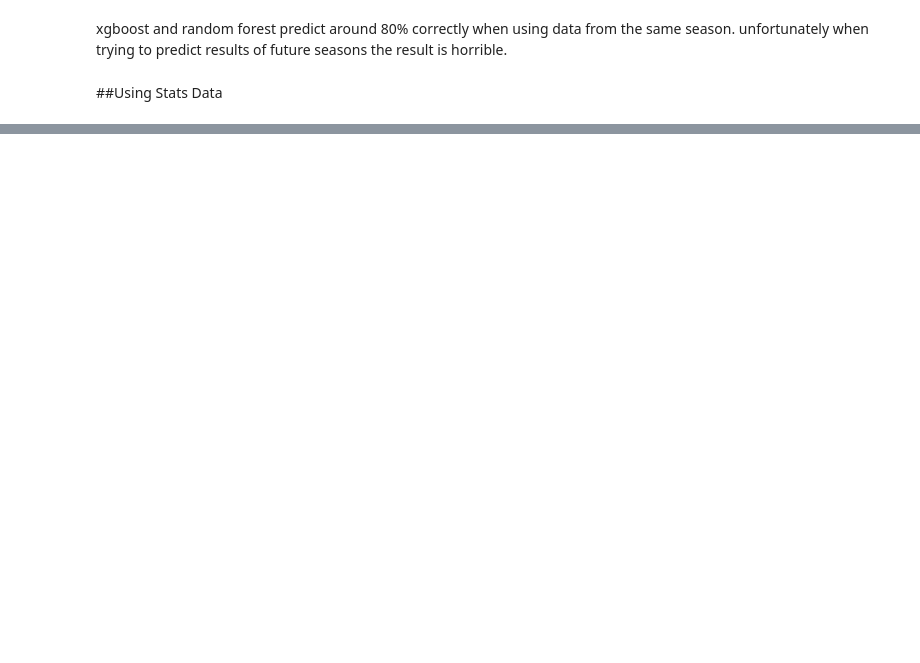
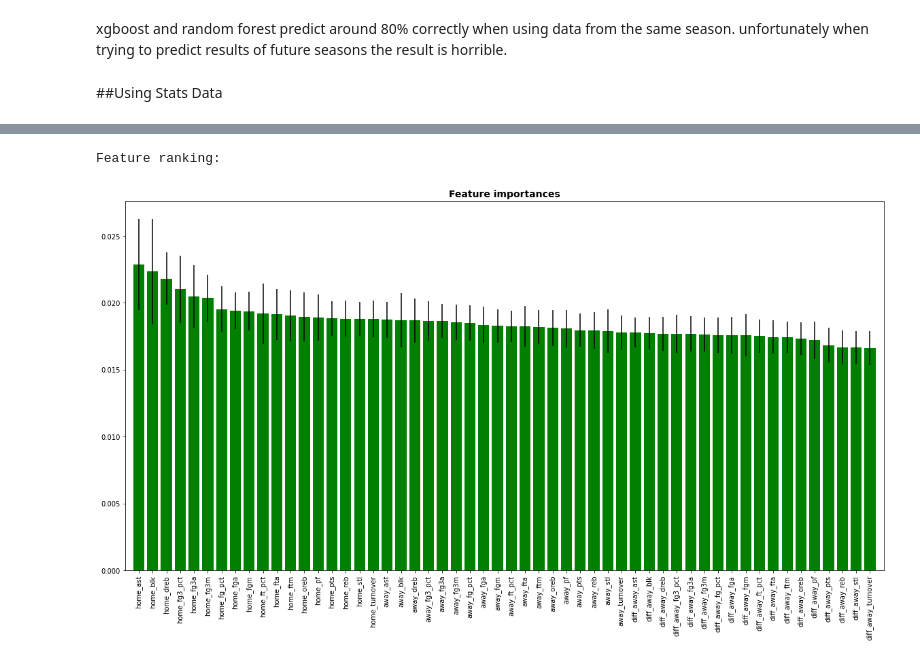
Before and after one commit to Chandramani05/NBA-Games-Data-Analysis-and-Match-Prediction, a Jupyter notebook: NBA_Machine_learning_Modeling.ipynb, the cells around one changed output, grey strips where cells are left out. Drawn from its saved outputs; the diff is of its cells as text; code cells hidden in the pictures; blank space fills up the shorter version.

```diff
--- a/NBA_Machine_learning_Modeling.ipynb
+++ b/NBA_Machine_learning_Modeling.ipynb
@@ -267,0 +161,17 @@ plt.show()
+# %%
+%%time
+
+params = {
+    'n_estimators': [100, 200, 500,1000, 2000, 5000],
+    'learning_rate': [0.001, 0.01,0.05,0.1, 0,2 , 0.8],
+    'booster': ['gbtree', 'gblinear'],
+    'gamma': [0, 0.5, 1],
+    'reg_alpha': [0, 0.5, 1],
+    'reg_lambda': [0.5, 1, 5],
+    'base_score': [0.2, 0.5, 1],
+
+
+}
+##Tuning Hyperparamtere
+gs2 = RandomizedSearchCV(XGBClassifier(objective= 'binary:logistic'), params, n_jobs=-1, cv=KFold(n_splits=5), scoring='average_precision')
+gs2.fit(X_train, y_train)
@@ -267,0 +222,3 @@ plt.show()
+# %%
+features = X.columns.values.tolist()
+features
@@ -267,0 +243,28 @@ plt.show()
+# %%
+forest = ExtraTreesClassifier(n_estimators=250,
+                              random_state=0)
+
+forest.fit(X_train, y_train)
+importances = forest.feature_importances_
+std = np.std([tree.feature_importances_ for tree in forest.estimators_],
+             axis=0)
+indices = np.argsort(importances)[::-1] #reordering features by importance
+sorted_importances = [importances[index] for index in indices]
+# Print the feature ranking
+print("Feature ranking:")
+
+
+# Plot the feature importances of the forest
+plt.figure(figsize=(20,10))
+plt.title("Feature importances", fontdict={'weight' : 'bold', 'size' : '14'})
+plt.bar(range(X_train.shape[1]), importances[indices],
+       color="green", yerr=std[indices], align="center")
+plt.xticks(range(X_train.shape[1]), features)
+plt.xticks(rotation=90)
+plt.xlim([-1,X_train.shape[1]])
+
+plt.savefig('/content/drive/MyDrive/Machine Learning NBA /NBA-Games-Data-Analysis-and-Match-Prediction/Figures/Feature Importances.png')
+plt.show()
+# %% [output]
+Feature ranking:
+[figure, added]
```
Also changed, not shown: parts of 40 cells of this notebook.
